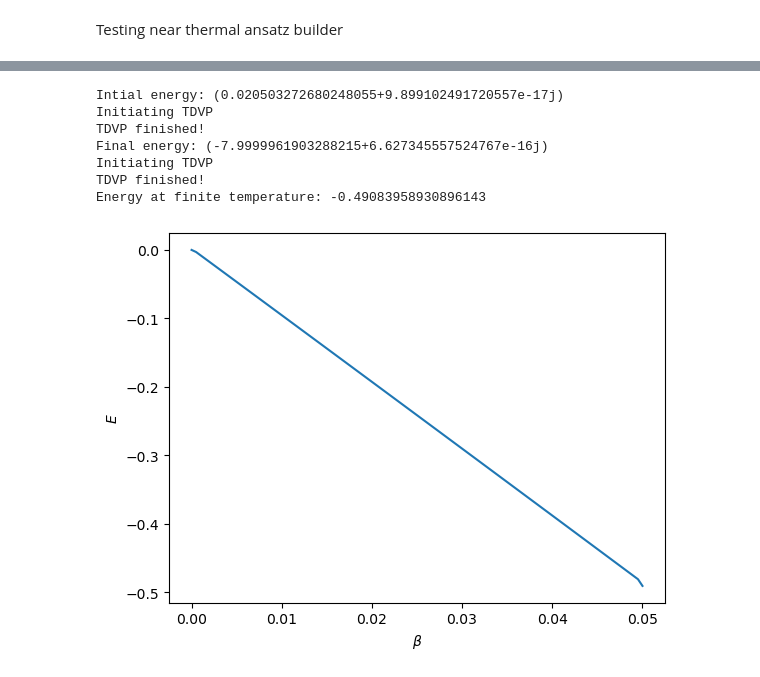
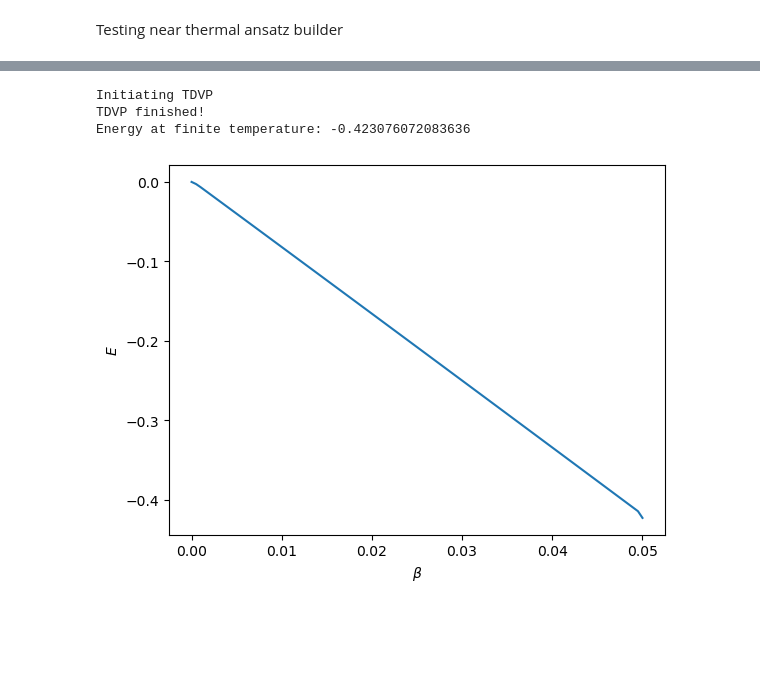
Before and after one commit to OscarCharlieST/quantum-tensor, a Jupyter notebook: active.ipynb, the cells around one changed output, grey strips where cells are left out. Cells and saved outputs as stored; diff of their text form; code cells hidden in the pictures; blank space fills up the shorter version.

```diff
--- a/active.ipynb
+++ b/active.ipynb
@@ -59,7 +60,9 @@ Final energy: (-9.590983998497517+3.469446951953614e-16j)
 # %% [markdown]
 Testing near thermal ansatz builder
 # %%
-N = 8
-D = 8
+N = 7
+D = 6
 H_usual = ops.tilted_ising(N=N)
 H_tf = thf.thermofield_hamiltonian(H_usual)
+# %%
+inf_T_state = sim.inf_T_thermofield_variational(N, D)
@@ -89,16 +82,12 @@ Final energy: (-7.9999961903288215+6.627345557524767e-16j)
 Initiating TDVP
 TDVP finished!
 # %%
-even_state = thf.finite_T_thermofield(beta_avg, N, D, H_tf)[0]
+even_state = thf.finite_T_thermofield(beta_avg, N, D, H_tf, initial_state=inf_T_state)[0]
 # %% [output]
-Intial energy: (0.020503272680248055+9.899102491720557e-17j)
 Initiating TDVP
 TDVP finished!
-Final energy: (-7.9999961903288215+6.627345557524767e-16j)
-Initiating TDVP
-TDVP finished!
-Energy at finite temperature: -0.49083958930896143
+Energy at finite temperature: -0.423076072083636
-[figure, old version]
+[figure, new version]
 # %%
 # Checking energy along chain
 local_energy = []
```
Also changed, not shown: parts of 6 cells of this notebook.
